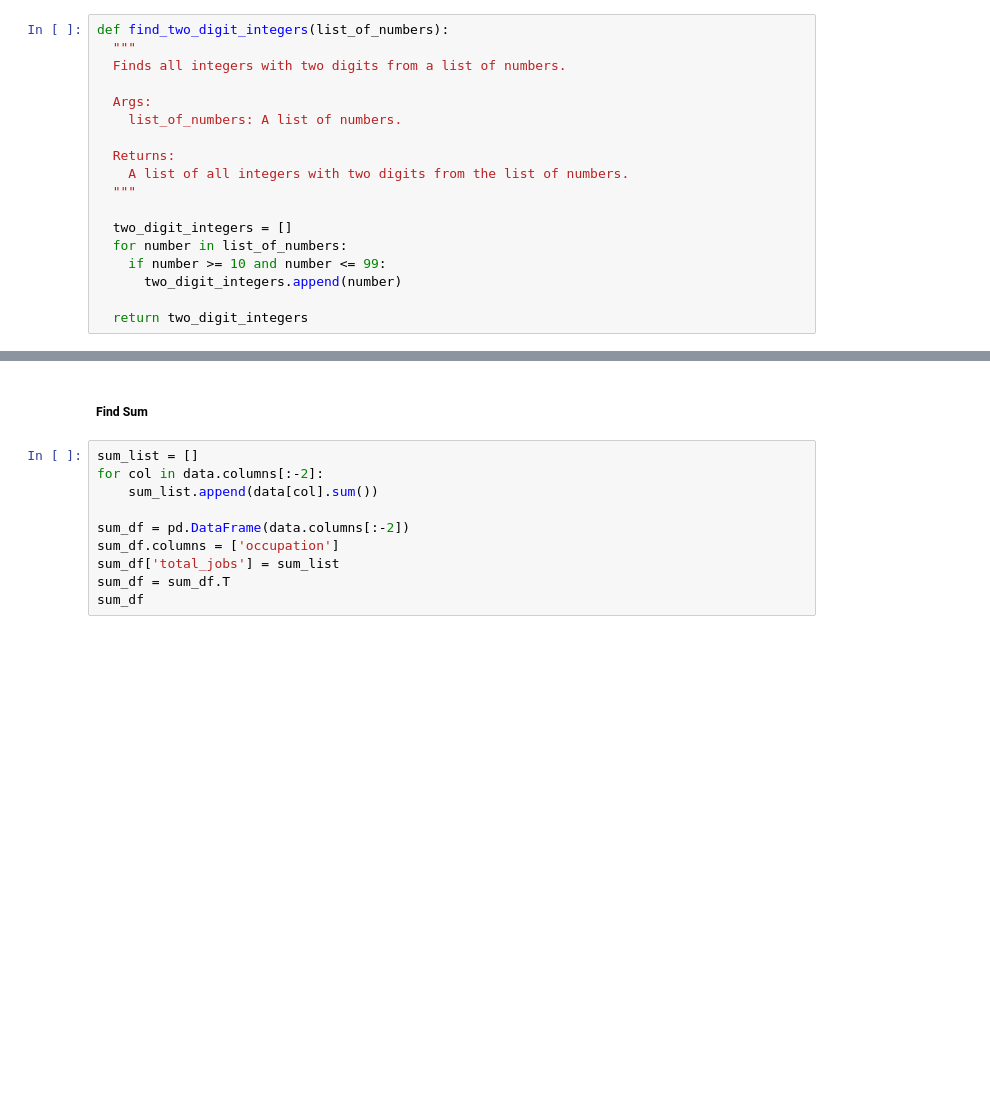
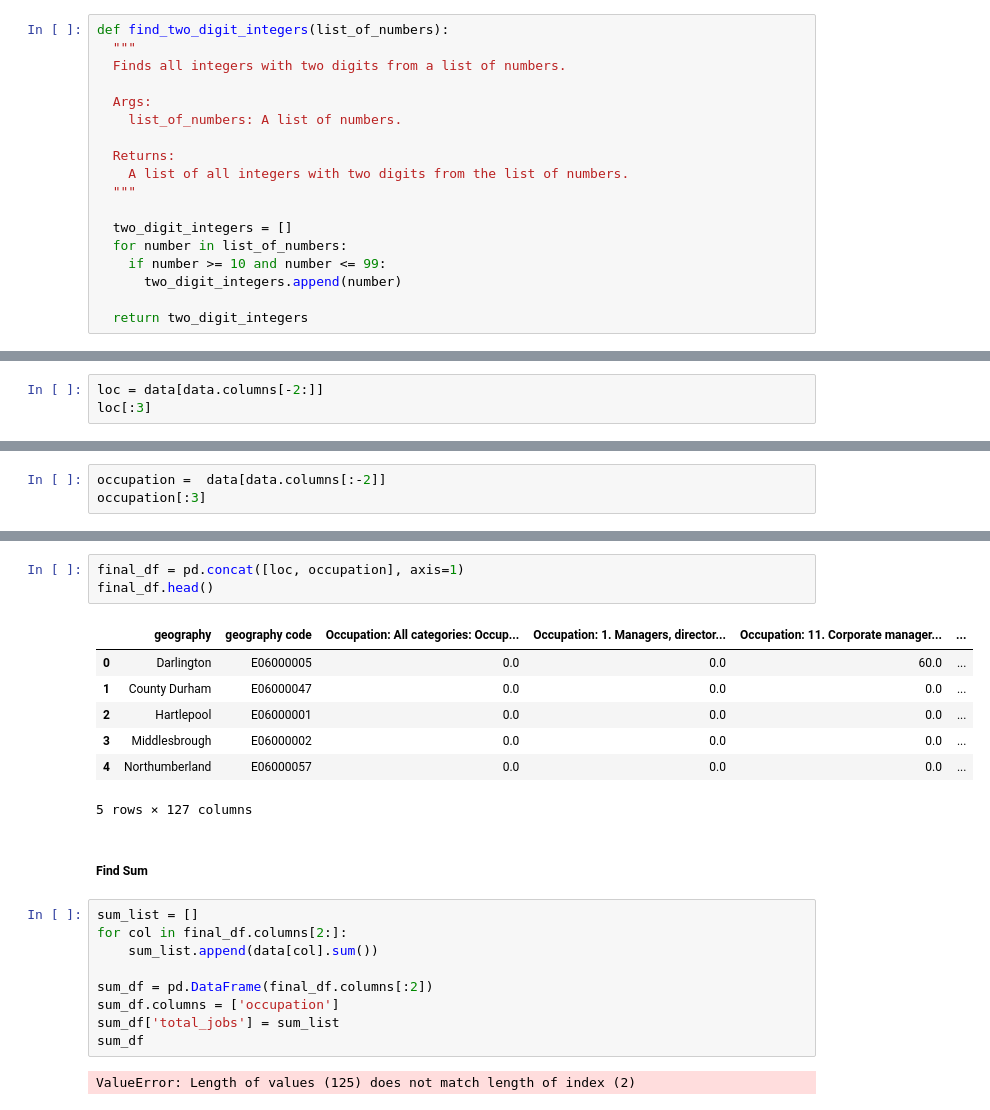
Before and after one commit to Bravyn/WorkFromHome, a Jupyter notebook: proj1/preprocessing.ipynb, the cells around one changed output, grey strips where cells are left out. Saved outputs shown, nothing was run; the diff lists cells and outputs as text; blank space fills up the shorter version.

```diff
--- a/proj1/preprocessing.ipynb
+++ b/proj1/preprocessing.ipynb
@@ -51,0 +83,3 @@ data.head()
+# %%
+loc = data[data.columns[-2:]]
+loc[:3]
@@ -51,0 +91,3 @@ data.head()
+# %%
+occupation =  data[data.columns[:-2]]
+occupation[:3]
@@ -52,15 +100,27 @@ data.head()
+# %%
+final_df = pd.concat([loc, occupation], axis=1)
+final_df.head()
+# %% [output]
+|  | geography | geography code | Occupation: All categories: Occup... | Occupation: 1. Managers, director... | Occupation: 11. Corporate manager... | ... |
+| 0 | Darlington | E06000005 | 0.0 | 0.0 | 60.0 | ... |
+| 1 | County Durham | E06000047 | 0.0 | 0.0 | 0.0 | ... |
+| 2 | Hartlepool | E06000001 | 0.0 | 0.0 | 0.0 | ... |
+| 3 | Middlesbrough | E06000002 | 0.0 | 0.0 | 0.0 | ... |
+| 4 | Northumberland | E06000057 | 0.0 | 0.0 | 0.0 | ... |
+5 rows × 127 columns
 # %% [markdown]
 ##### Find Sum
 # %%
 sum_list = []
-for col in data.columns[:-2]:
+for col in final_df.columns[2:]:
     sum_list.append(data[col].sum())
 
-sum_df = pd.DataFrame(data.columns[:-2])
+sum_df = pd.DataFrame(final_df.columns[:2])
 sum_df.columns = ['occupation']
 sum_df['total_jobs'] = sum_list
-sum_df = sum_df.T
 sum_df
+# %% [output]
+ValueError: Length of values (125) does not match length of index (2)
 # %%
 for i in range(2):
     sum_list.append('total')
```
Also changed, not shown: parts of 9 cells of this notebook.
